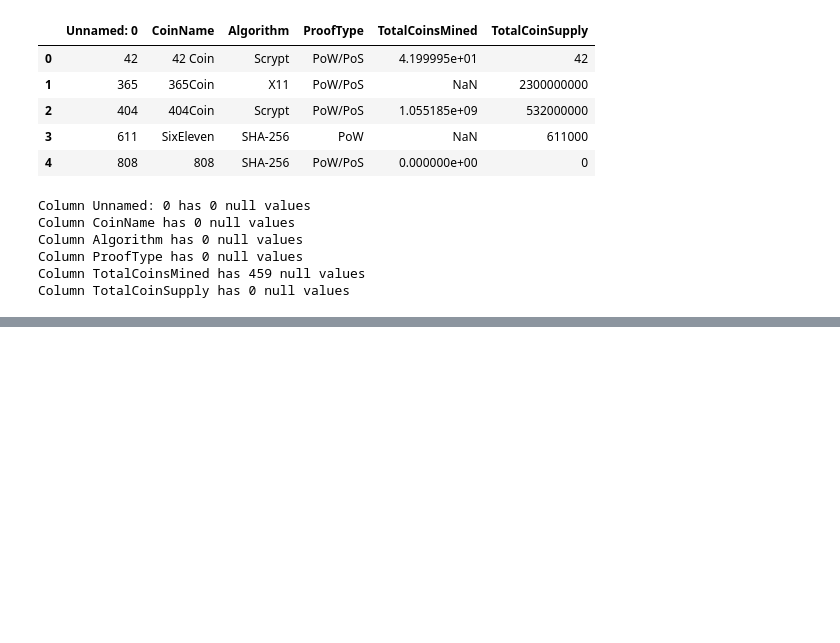
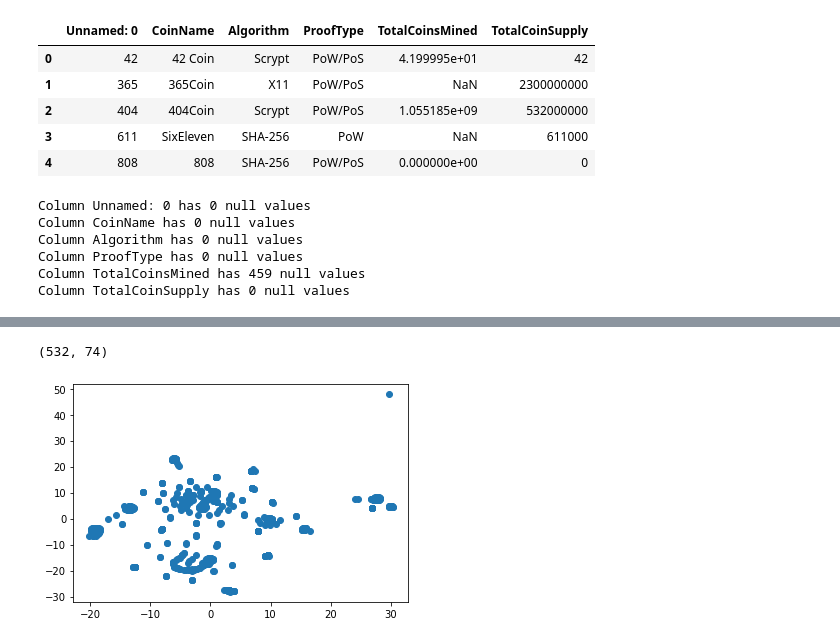
Before and after one commit to acorea/Unsupervised-Learning-Crypto-Currencies, a Jupyter notebook: unsupervised learning_crypto.ipynb, the cells around one changed output, grey strips where cells are left out. Drawn from its saved outputs; the diff is of its cells as text; code cells hidden in the pictures; blank space fills up the shorter version.

```diff
--- a/unsupervised learning_crypto.ipynb
+++ b/unsupervised learning_crypto.ipynb
@@ -136,0 +149,6 @@ new_df_shopping.to_csv(file_path, index=False)
+# %%
+# Convert columns "Algorithm" and "ProofType" to num data.
+# Algorithm_dummies = pd.get_dummies(final_df["Algorithm"])
+# ProofType_dummies = pd.get_dummies(final_df["ProofType"])
+df_dummies = pd.get_dummies(final_df_crypto, columns=["Algorithm","ProofType"])
+df_dummies
@@ -136,0 +169,4 @@ new_df_shopping.to_csv(file_path, index=False)
+# %%
+df_dummies["TotalCoinSupply"] = df_dummies["TotalCoinSupply"].astype(float)
+
+df_dummies.dtypes
@@ -136,0 +186,5 @@ new_df_shopping.to_csv(file_path, index=False)
+# %%
+# Standardize dataset.
+scaler = StandardScaler()
+scaled_data = scaler.fit_transform(df_dummies)
+scaled_data
@@ -136,0 +205,20 @@ new_df_shopping.to_csv(file_path, index=False)
+# %%
+# Dimensionality reduction with PCA, preserving 90% of explained variance.
+pca = PCA(n_components=0.90)
+pca_transformed_data = pca.fit_transform(scaled_data)
+pca_transformed_data.shape
+# %% [output]
+(532, 74)
+# %%
+# Further reduce dataset dimensions by running t-SNE on PCA output.
+tsne = TSNE(learning_rate=25)
+transformed_features = tsne.fit_transform(pca_transformed_data)
+# Scatter plot of t-SNE.
+df_dummies['x'] = transformed_features[:,0]
+df_dummies['y'] = transformed_features[:,1]
+# df2['class'] = df_dummies['Algorithm']
+
+plt.scatter(df_dummies['x'], df_dummies['y'])
+plt.show()
+# %% [output]
+[figure, added]
```
Also changed, not shown: parts of 23 cells of this notebook.
